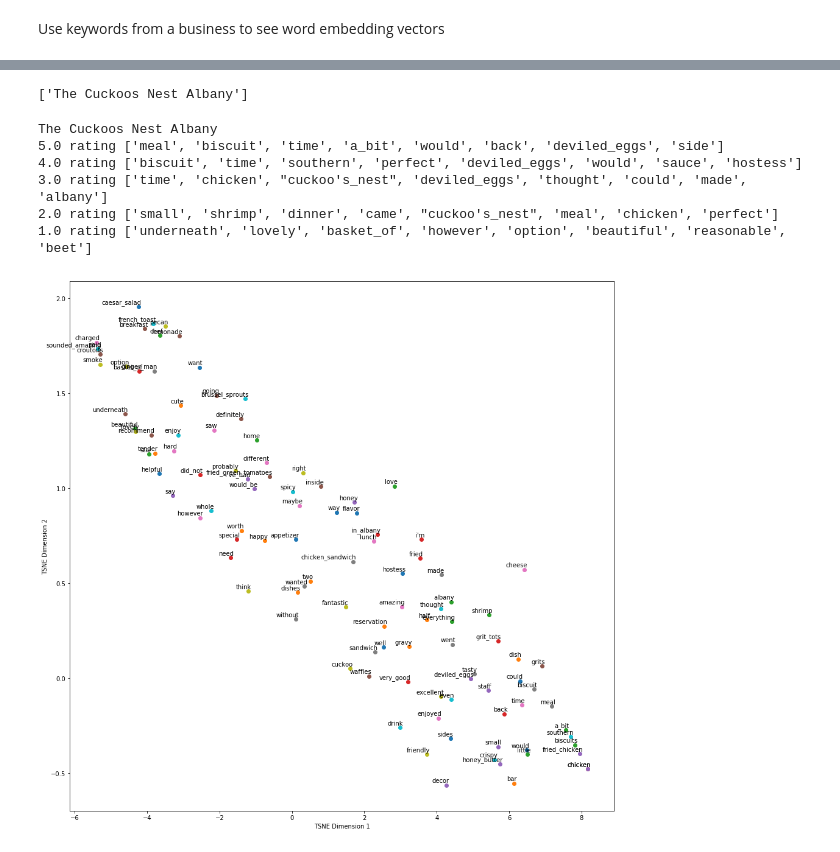
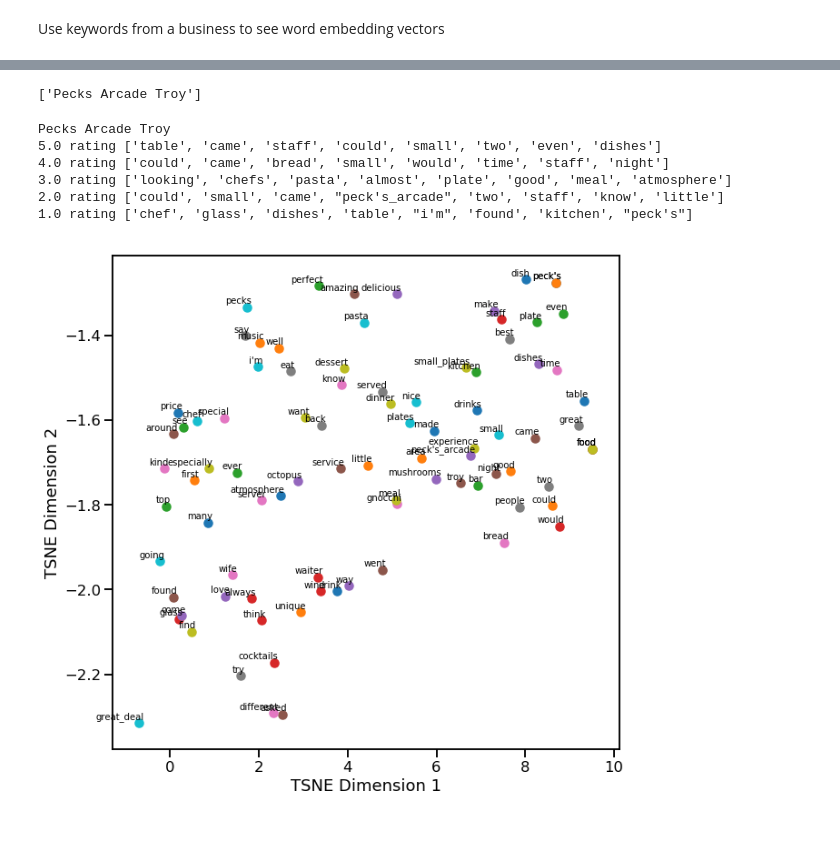
Before and after one commit to DTrimarchi10/nlp_yelp_review_data, a Jupyter notebook: Project_NLP.ipynb, the cells around one changed output, grey strips where cells are left out. Saved outputs shown, nothing was run; the diff lists cells and outputs as text; code cells hidden in the pictures.

```diff
--- a/Project_NLP.ipynb
+++ b/Project_NLP.ipynb
@@ -412,35 +411,0 @@ TFIDF within restaurant - no other reviews used.
-# %%
-n = 50 #Number of key words to store
-tfidf_keywords = []
-
-print("TFIDF for Each Restaurant:", end=' ')
-start = time.time()
-
-#Loop through restaurants
-for restaurant in restaurants:
-    doc_list = []
-
-    #Populate doc list with a doc for each star rating
-    for rating in [1,2,3,4,5]:
-        rest_document = restaurant.get_reviews(star_rating=rating)
-        if rest_document:
-            doc_list.extend(rest_document)
-
-    common_words = get_idf(restaurant.get_reviews(), tokenized=True, ngram_range=(1,1))[0:5]
-
-    tfidf_vectorizer.fit(doc_list)
-    #Now have doc lists for every star rating within a restaurant's categories
-
-    for rating in [1,2,3,4,5]:
-        #Transform original docs for restaurant
-        rest_document = restaurant.get_document(star_rating=rating)
-        rest_document = [word for word in rest_document if word not in common_words]
-        if rest_document:
-            results = get_tfidf_scores(tfidf_vectorizer, rest_document)[0:n]
-            restaurant.set_keywords(rating, results.index, results.score)
-
-    #Get data into a list so that it can be saved to a csv file
-    tfidf_keywords.extend(restaurant.get_keywords())
-
-end = time.time()
-print(time.strftime('%H:%M:%S', time.gmtime(end-start)))
@@ -516,5 +474,5 @@ tsne_plot_words(models[5.0], n_words=n_words_on_plot, positive=positive, negativ
 # %% [markdown]
 Use keywords from a business to see word embedding vectors
 # %%
-search_results = get_restaurants('cuckoos')
+search_results = get_restaurants('pecks')
 # %% [output]
@@ -565,10 +523,10 @@ Restaurant Specific Model: 00:01:03
 # %%
-search_results = get_restaurants('cuckoos')
+search_results = get_restaurants('pecks')
 # %% [output]
-['The Cuckoos Nest Albany']
+['Pecks Arcade Troy']
 # %%
 n_words = 8
-n_words_on_plot = 100
+n_words_on_plot = 80
 
 for restaurant in search_results:
     print(restaurant.biz_id)
@@ -583,17 +541,17 @@ for restaurant in search_results:
             pass
     print("\n")
 # %% [output]
-The Cuckoos Nest Albany
-5.0 rating ['meal', 'biscuit', 'time', 'a_bit', 'would', 'back', 'deviled_eggs', 'side']
-4.0 rating ['biscuit', 'time', 'southern', 'perfect', 'deviled_eggs', 'would', 'sauce', 'hostess']
-3.0 rating ['time', 'chicken', "cuckoo's_nest", 'deviled_eggs', 'thought', 'could', 'made', 'albany']
-2.0 rating ['small', 'shrimp', 'dinner', 'came', "cuckoo's_nest", 'meal', 'chicken', 'perfect']
-1.0 rating ['underneath', 'lovely', 'basket_of', 'however', 'option', 'beautiful', 'reasonable', 'beet']
+Pecks Arcade Troy
+5.0 rating ['table', 'came', 'staff', 'could', 'small', 'two', 'even', 'dishes']
+4.0 rating ['could', 'came', 'bread', 'small', 'would', 'time', 'staff', 'night']
+3.0 rating ['looking', 'chefs', 'pasta', 'almost', 'plate', 'good', 'meal', 'atmosphere']
+2.0 rating ['could', 'small', 'came', "peck's_arcade", 'two', 'staff', 'know', 'little']
+1.0 rating ['chef', 'glass', 'dishes', 'table', "i'm", 'found', 'kitchen', "peck's"]
 # %%
 rest = search_results[0]
 keywords = pd.DataFrame(rest.get_keywords()).sort_values(by='score', ascending=False)
 positive = list(keywords.word[0:10].values)
 
-tsne_plot_words(word_embedding_models[rest.biz_id], n_words=n_words_on_plot, positive=positive, negative=[])
+tsne_plot_words(word_embedding_models[rest.biz_id], n_words=n_words_on_plot, positive=positive, negative=[], figsize=(10,10))
 # %% [output]
-[figure, old version]
+[figure, new version]
```
Also changed, not shown: parts of 38 cells of this notebook, 4 other files.
